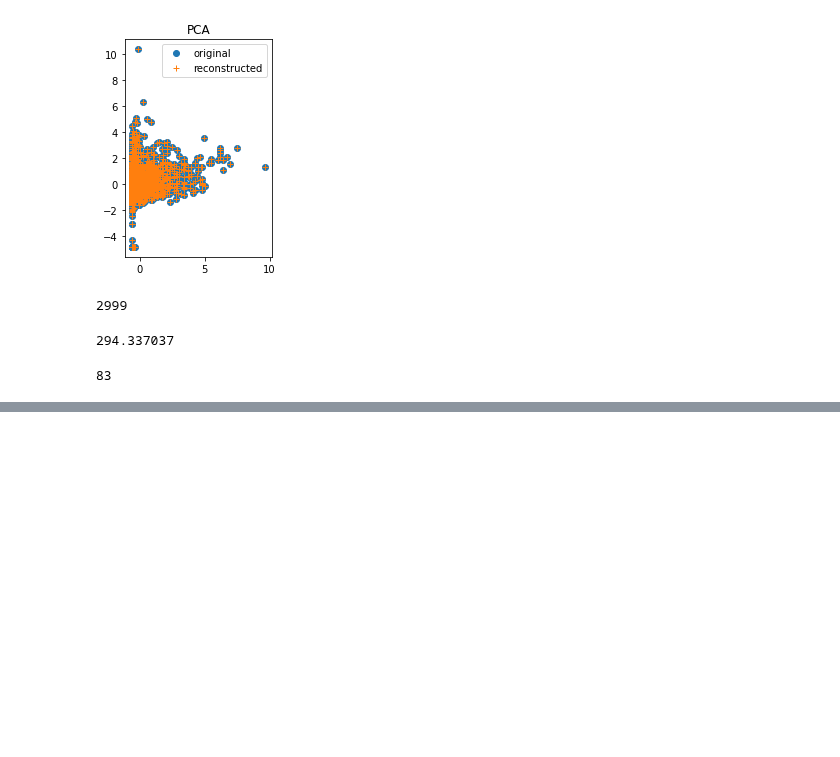
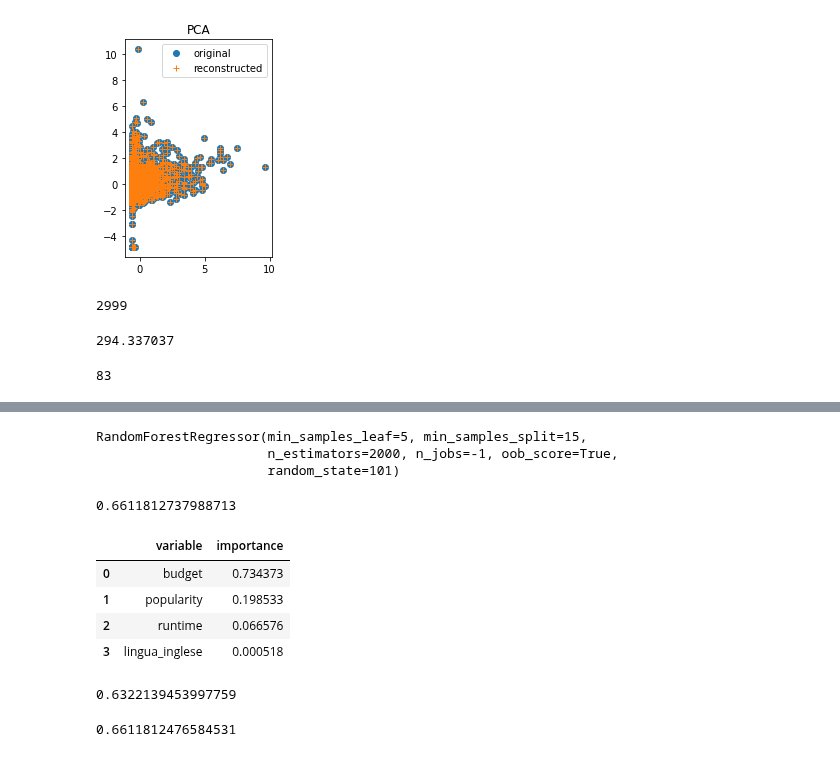
Before and after one commit to Riki98/DWM-Project, a Jupyter notebook: Progetto/Progetto.ipynb, the cells around one changed output, grey strips where cells are left out. Cells and saved outputs as stored; diff of their text form; code cells hidden in the pictures; blank space fills up the shorter version.

Commit message:
Inizio Random Forest

```diff
--- a/Progetto/Progetto.ipynb
+++ b/Progetto/Progetto.ipynb
@@ -816,0 +854,41 @@ print(count)
+# %%
+num_var=['budget','popularity','runtime','lingua_inglese']
+
+rf = RandomForestRegressor(n_estimators=2000,
+                           min_samples_split=15,
+                           min_samples_leaf=5,
+                           oob_score=True,
+                           n_jobs=-1,
+                           random_state=101)
+X=data.loc[:,num_var]
+y=data['revenue']
+X_train,X_test,y_train, y_test=train_test_split(X,y,test_size=0.2,random_state=101)
+# %%
+rf.fit(X_train,y_train)
+# %% [output]
+RandomForestRegressor(min_samples_leaf=5, min_samples_split=15,
+                      n_estimators=2000, n_jobs=-1, oob_score=True,
+                      random_state=101)
+# %%
+pred = rf.predict(X_test)
+explained_variance_score(y_test,pred)
+# %% [output]
+0.6611812737988713
+# %%
+pd.DataFrame({'variable':X.columns.tolist(),
+              'importance':rf.feature_importances_}).sort_values(by='importance',
+                                                                 ascending=False).head(10)
+# %% [output]
+|  | variable | importance |
+| 0 | budget | 0.734373 |
+| 1 | popularity | 0.198533 |
+| 2 | runtime | 0.066576 |
+| 3 | lingua_inglese | 0.000518 |
+# %%
+rf.oob_score_
+# %% [output]
+0.6322139453997759
+# %%
+r2_score(y_test,pred)
+# %% [output]
+0.6611812476584531
```
Also changed, not shown: parts of 9 cells of this notebook, 1 other file.
